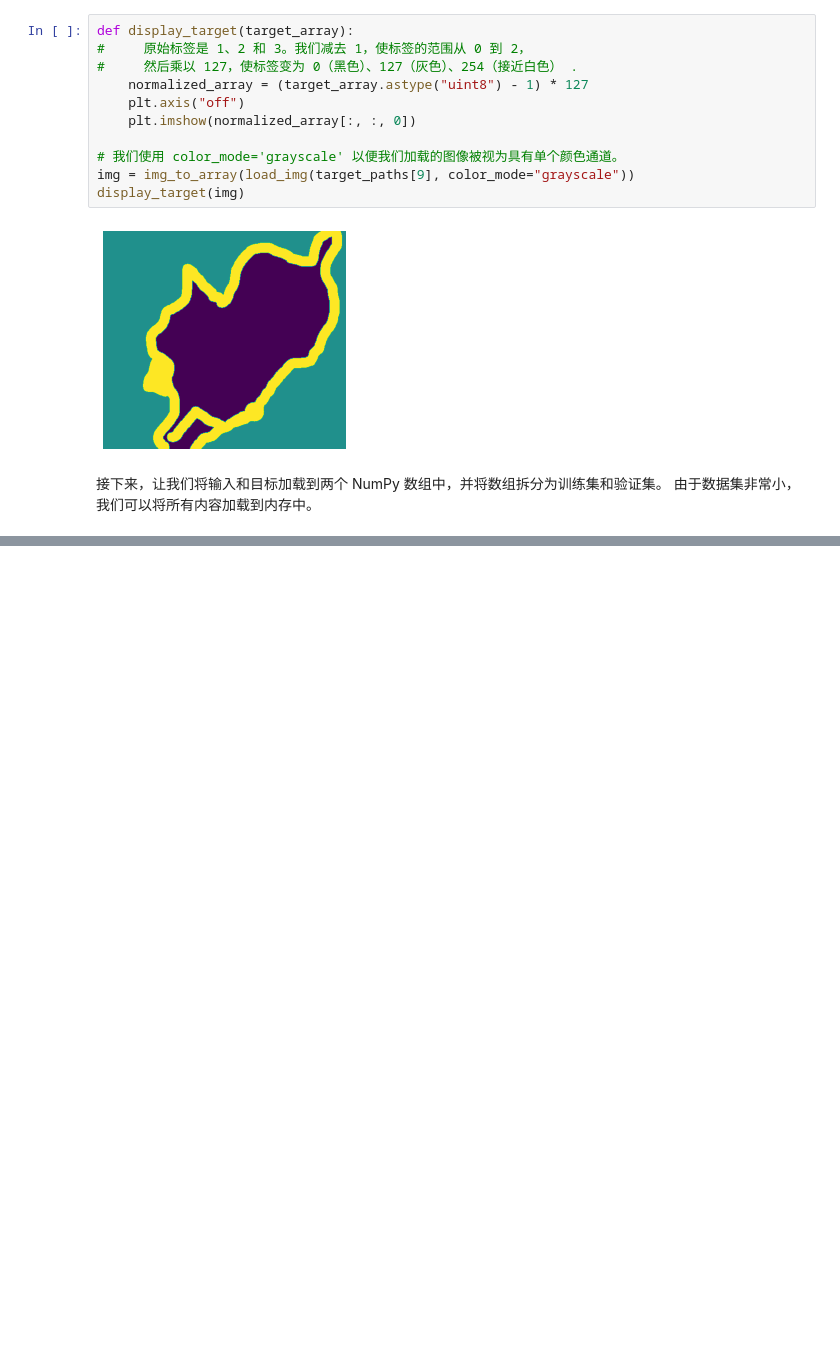
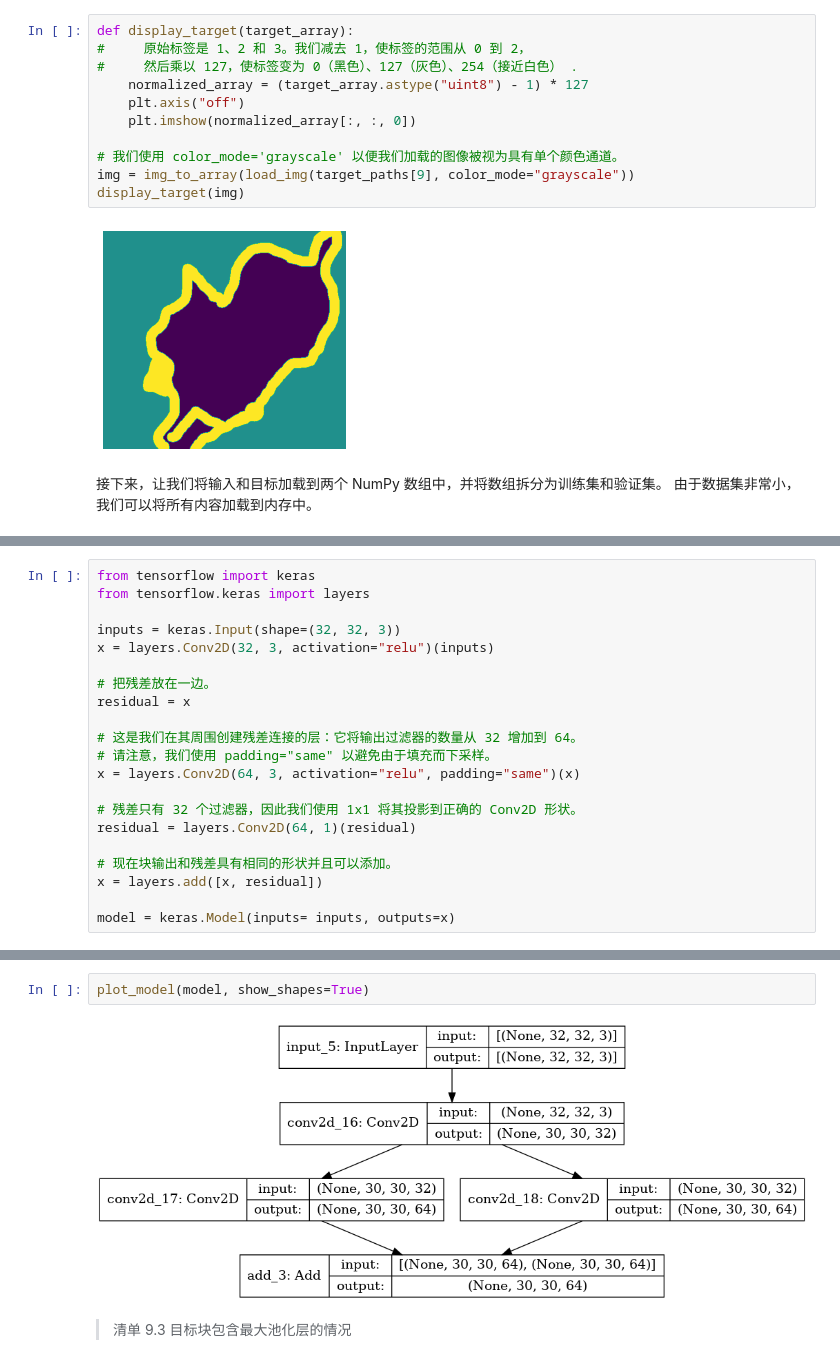
Before and after one commit to ustchope/dlwpn, a Jupyter notebook: ch9.ipynb, the cells around one changed output, grey strips where cells are left out. Cells and saved outputs as stored; diff of their text form; blank space fills up the shorter version.

```diff
--- a/ch9.ipynb
+++ b/ch9.ipynb
@@ -178,0 +423,21 @@ val_targets = targets[-num_val_samples:]
+# %%
+from tensorflow import keras
+from tensorflow.keras import layers
+
+inputs = keras.Input(shape=(32, 32, 3))
+x = layers.Conv2D(32, 3, activation="relu")(inputs)
+
+# 把残差放在一边。
+residual = x
+
+# 这是我们在其周围创建残差连接的层：它将输出过滤器的数量从 32 增加到 64。
+# 请注意，我们使用 padding="same" 以避免由于填充而下采样。
+x = layers.Conv2D(64, 3, activation="relu", padding="same")(x)
+
+# 残差只有 32 个过滤器，因此我们使用 1x1 将其投影到正确的 Conv2D 形状。
+residual = layers.Conv2D(64, 1)(residual)
+
+# 现在块输出和残差具有相同的形状并且可以添加。
+x = layers.add([x, residual])
+
+model = keras.Model(inputs= inputs, outputs=x)
@@ -178,0 +466,6 @@ val_targets = targets[-num_val_samples:]
+# %%
+plot_model(model, show_shapes=True)
+# %% [output]
+[figure, added]
+# %% [markdown]
+> 清单 9.3 目标块包含最大池化层的情况
```
Also changed, not shown: parts of 50 cells of this notebook.
